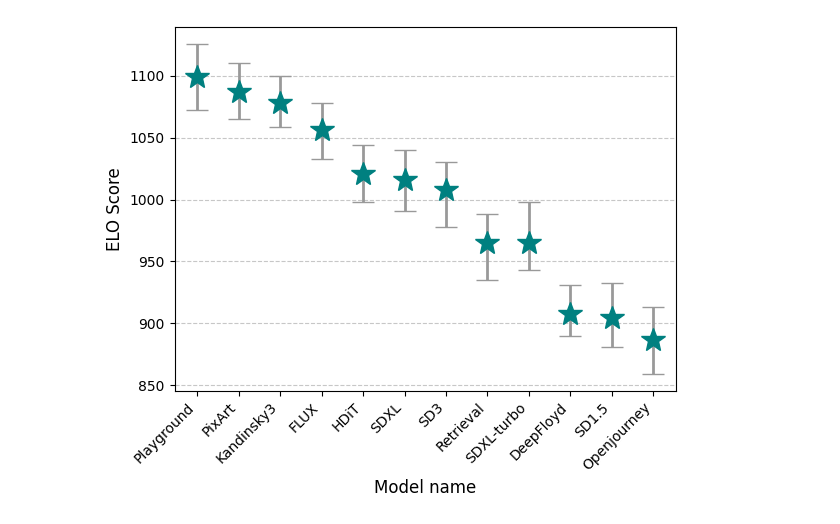
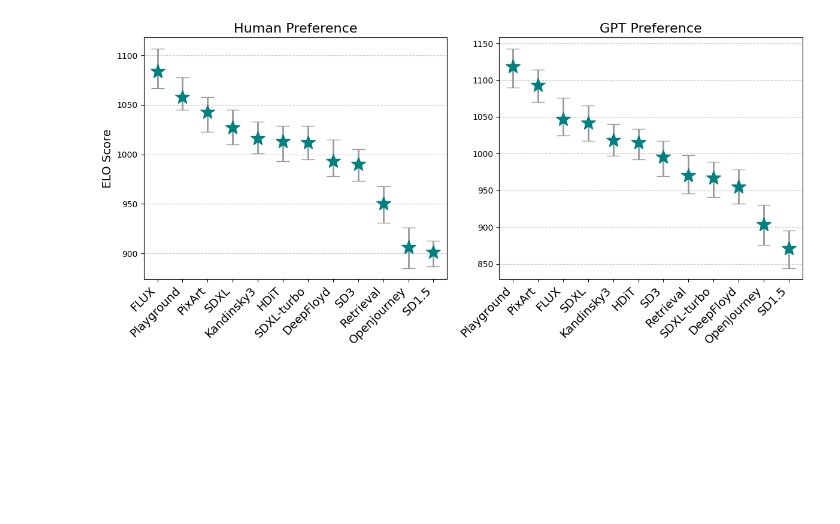
Before and after one commit to VityaVitalich/TaxoGen, a Jupyter notebook: notebooks/elo_plots.ipynb, the cells around one changed output. Saved outputs shown, nothing was run; the diff lists cells and outputs as text; code cells hidden in the pictures; blank space fills up the shorter version.

```diff
--- a/notebooks/elo_plots.ipynb
+++ b/notebooks/elo_plots.ipynb
@@ -9,6 +9,10 @@ from sklearn.metrics import confusion_matrix
 
 gpt_def = pd.read_csv('/home/data/v.moskvoretskii/TaxoGen/data/main_gpt4_def_with_flux.csv_elo.csv')
 gpt_nodef = pd.read_csv('/home/data/v.moskvoretskii/TaxoGen/data/main_gpt4_nodef_with_flux.csv_elo.csv')
+
+
+human_def = pd.read_csv('/home/data/v.moskvoretskii/TaxoGen/data/labeling/human_with_flux_def_final.csv_elo.csv')
+human_nodef = pd.read_csv('/home/data/v.moskvoretskii/TaxoGen/data/labeling/human_with_flux_nodef_final.csv_elo.csv')
 # %%
 name_of_columns = {
     'stabilityai_sdxl-turbo': 'SDXL-turbo',
@@ -62,35 +30,0 @@ plt.show()
-# %%
-df = gpt_nodef
-df['model'] = df['model'].replace(name_of_columns)
-models = df['model'].values
-scores = df['score'].values
-
-ci_lower = (df['lower'] - df['score']).values
-ci_upper = (df['upper'] - df['score']).values
-
-ci_adjusted = np.array([ci_upper, np.abs(ci_lower)])
-
-# Create the plot again with the adjusted CI
-plt.figure(figsize=(6, 5))
-# Plot using a color scheme with distinct colors and thicker error bars for better visualization
-plt.errorbar(models, scores, yerr=ci_adjusted, fmt='o', ecolor='#999999', capsize=8, linestyle='', color='teal',
-             marker='*', markersize=18, elinewidth=2)
-
-
-
-# Add labels and title with enhanced font sizes
-#plt.title('ELO Scores with 95% Confidence Intervals', fontsize=14, fontweight='bold')
-plt.xlabel('Model name', fontsize=12)
-plt.ylabel('ELO Score', fontsize=12)
-
-# Reduce the space between the points on x-axis and style ticks
-plt.xticks(rotation=45, ha='right', fontsize=10)
-
-# Add gridlines for better readability
-plt.grid(axis='y', linestyle='--', alpha=0.7)
-
-# Display the plot with tighter layout
-plt.tight_layout()
-plt.show()
-# %% [output]
-[figure, removed]
@@ -96,0 +52,29 @@ plt.show()
+# %%
+# Create subplots
+fig, (ax1, ax2) = plt.subplots(1, 2, figsize=(12, 6))
+
+# Plot Human-rated models
+ax1.errorbar(human_models, human_scores, yerr=[np.abs(human_ci_lower), human_ci_upper], fmt='o',
+             ecolor='#999999', capsize=8, linestyle='', color='teal', marker='*',
+             markersize=18, elinewidth=2)
+ax1.set_title('Human Preference', fontsize=16)
+ax1.set_xlabel('')
+ax1.set_ylabel('ELO Score', fontsize=14)
+ax1.set_xticklabels(ax1.get_xticklabels(), rotation=45, ha='right', fontsize=14)
+ax1.grid(axis='y', linestyle='--', alpha=0.7)
+
+# Plot GPT-rated models
+ax2.errorbar(gpt_models, gpt_scores, yerr=gpt_ci_adjusted, fmt='o', ecolor='#999999',
+             capsize=8, linestyle='', color='teal', marker='*', markersize=18, elinewidth=2)
+ax2.set_title('GPT Preference', fontsize=16)
+ax2.set_xlabel('')
+ax2.set_xticklabels(ax2.get_xticklabels(), rotation=45, ha='right', fontsize=14)
+ax2.grid(axis='y', linestyle='--', alpha=0.7)
+
+# Adjust layout
+#plt.subplots_adjust(wspace=0.4)
+plt.tight_layout(rect=[0, 0, 1, 0.95])  # Adjust to fit titles
+plt.savefig('ELO_human_gpt_def_with_flux2.pdf', dpi=3000, bbox_inches='tight')
+plt.show()
+# %% [output]
+[figure, added]
```
Also changed, not shown: parts of 5 cells of this notebook, 20 other files.
